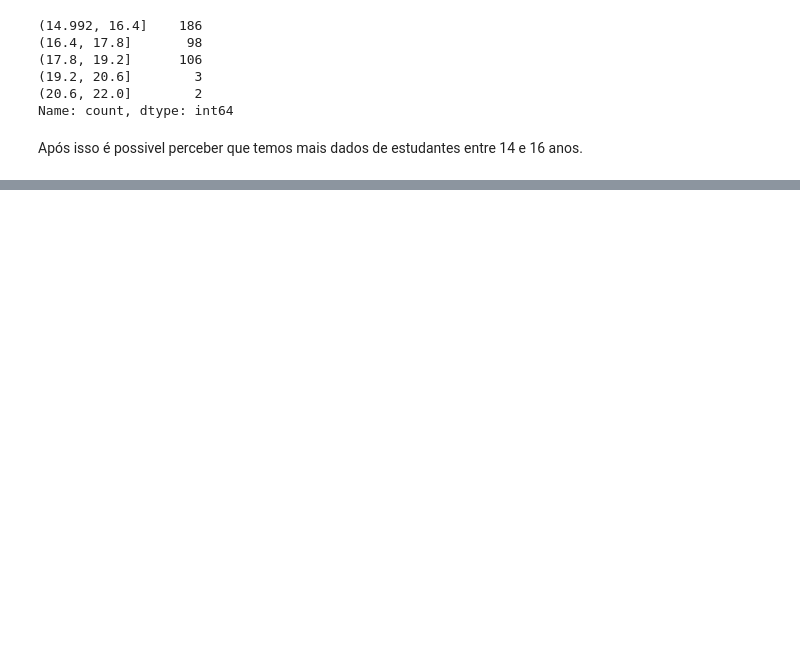
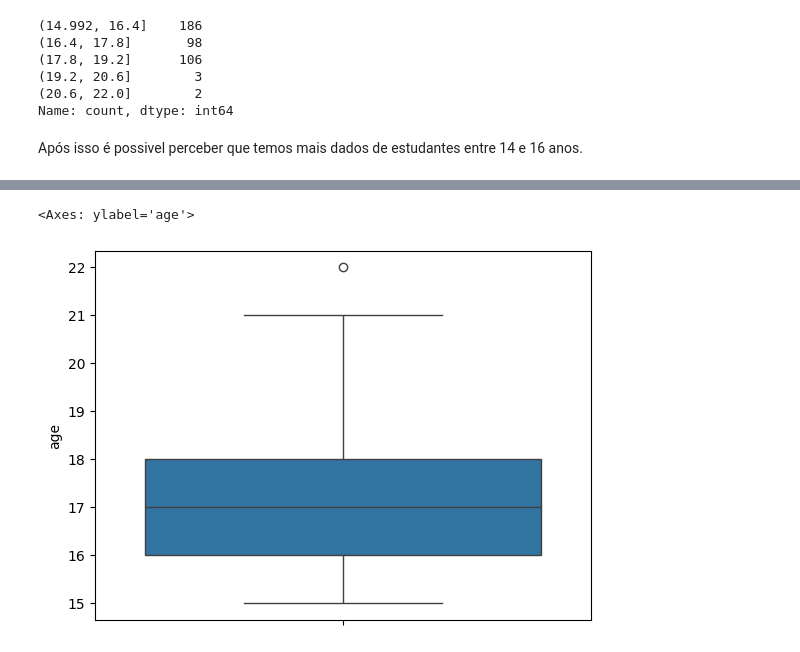
Before and after one commit to TinyHero13/100-dias-dados, a Jupyter notebook: day-1/dia1_estatistica_python.ipynb, the cells around one changed output, grey strips where cells are left out. Drawn from its saved outputs; the diff is of its cells as text; code cells hidden in the pictures; blank space fills up the shorter version.

```diff
--- a/day-1/dia1_estatistica_python.ipynb
+++ b/day-1/dia1_estatistica_python.ipynb
@@ -159,0 +307,6 @@ Após isso é possivel perceber que temos mais dados de estudantes entre 14 e 16
+# %%
+# Demonstrando através de um boxplot
+sns.boxplot(y=df['age'])
+# %% [output]
+<Axes: ylabel='age'>
+[figure, added]
```
Also changed, not shown: parts of 17 cells of this notebook, 1 other file.
